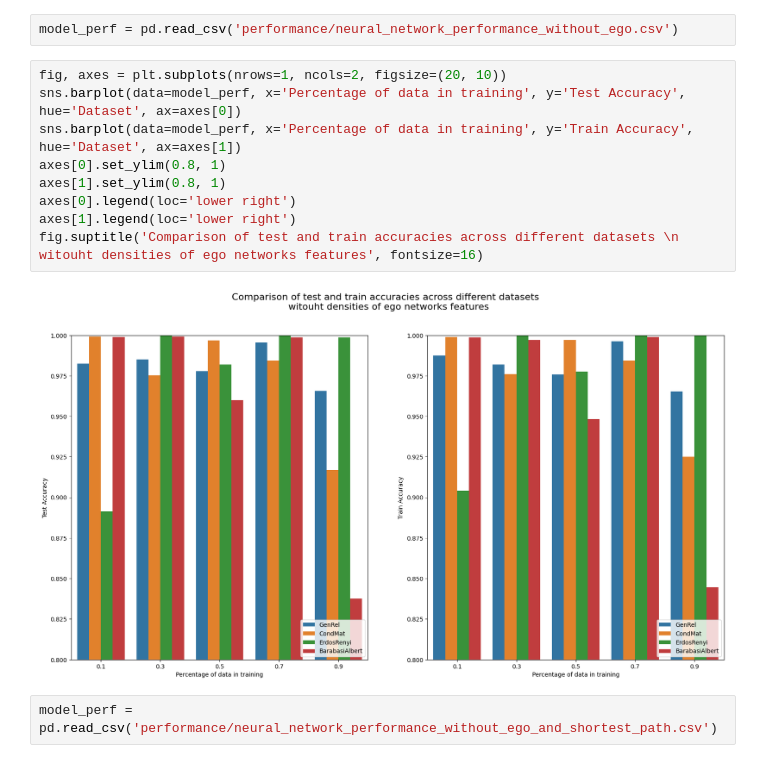
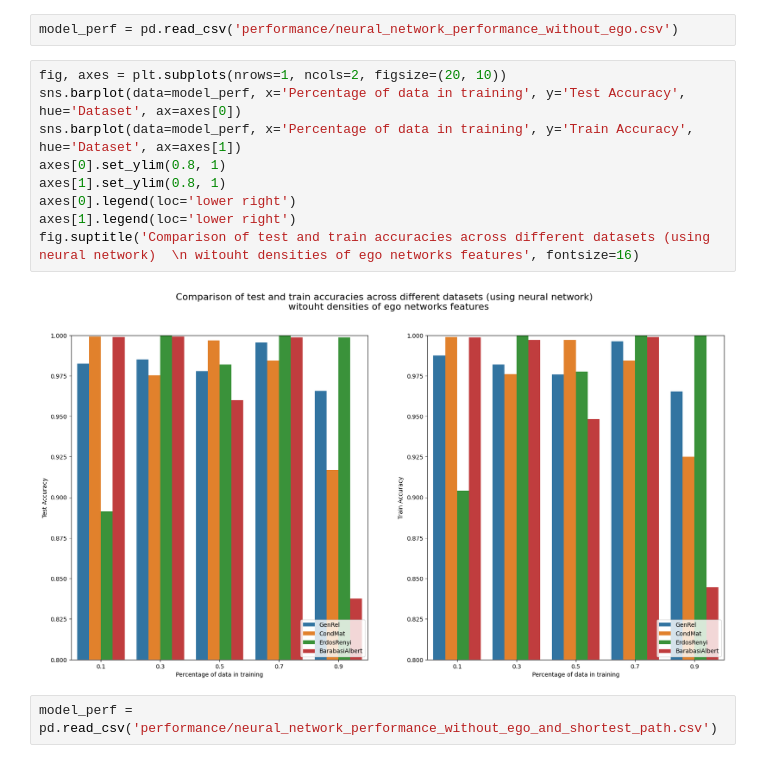
Before and after one commit to Stefan485/Link-prediction-in-social-networks, a Jupyter notebook: report.ipynb, the cells around one changed output. Drawn from its saved outputs; the diff is of its cells as text.

```diff
--- a/report.ipynb
+++ b/report.ipynb
@@ -212,14 +208,14 @@ model_perf = pd.read_csv('performance/neural_network_performance_without_ego.csv
 # %%
 fig, axes = plt.subplots(nrows=1, ncols=2, figsize=(20, 10))
 sns.barplot(data=model_perf, x='Percentage of data in training', y='Test Accuracy', hue='Dataset', ax=axes[0])
 sns.barplot(data=model_perf, x='Percentage of data in training', y='Train Accuracy', hue='Dataset', ax=axes[1])
 axes[0].set_ylim(0.8, 1)
 axes[1].set_ylim(0.8, 1)
 axes[0].legend(loc='lower right')
 axes[1].legend(loc='lower right')
-fig.suptitle('Comparison of test and train accuracies across different datasets \n witouht densities of ego networks features', fontsize=16)
+fig.suptitle('Comparison of test and train accuracies across different datasets (using neural network)  \n witouht densities of ego networks features', fontsize=16)
 # %% [output]
-[figure, old version]
+[figure, new version]
 # %%
 model_perf = pd.read_csv('performance/neural_network_performance_without_ego_and_shortest_path.csv')
 # %%
```
Also changed, not shown: parts of 6 cells of this notebook.
